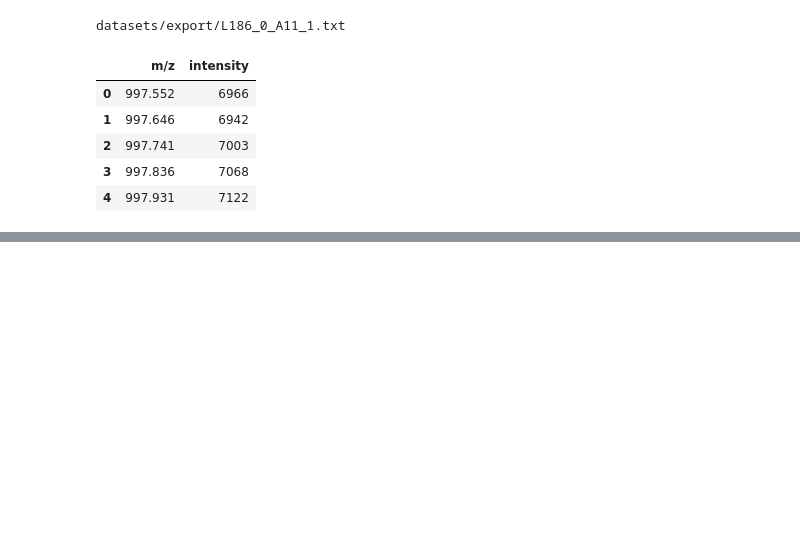
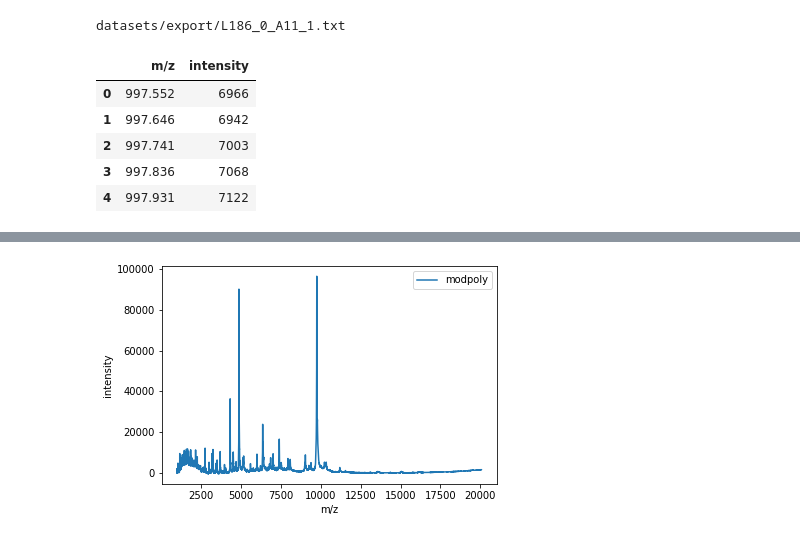
Before and after one commit to kuhaha/biotype, a Jupyter notebook: detect_peaks.ipynb, the cells around one changed output, grey strips where cells are left out. Cells and saved outputs as stored; diff of their text form; code cells hidden in the pictures; blank space fills up the shorter version.

```diff
--- a/detect_peaks.ipynb
+++ b/detect_peaks.ipynb
@@ -125,0 +109,8 @@ plt.show()
+# %%
+plt.plot(x, y - bkg_1, label='modpoly')
+plt.legend()
+plt.xlabel("m/z")
+plt.ylabel("intensity")
+plt.show()
+# %% [output]
+[figure, added]
```
Also changed, not shown: parts of 31 cells of this notebook, 1 other file.
